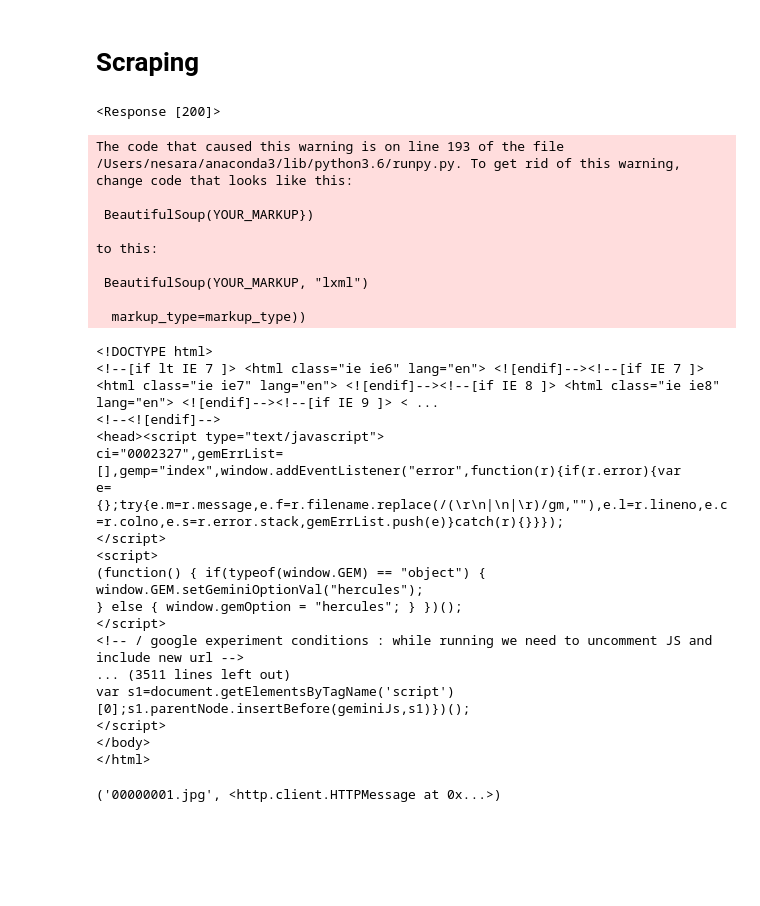
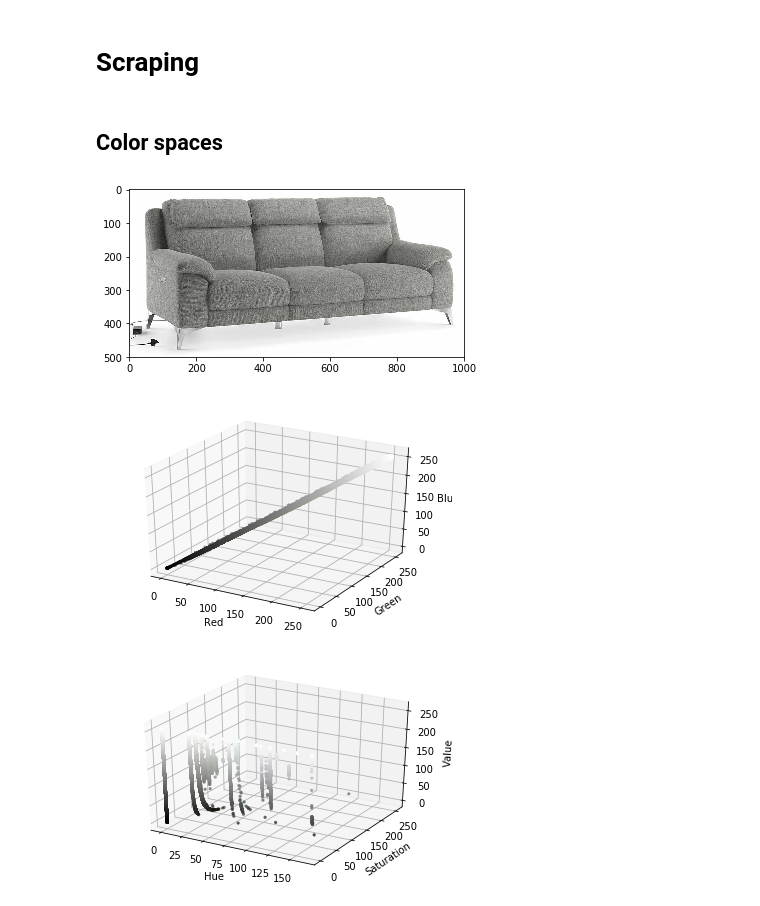
Before and after one commit to deepak-karkala/product-segmentation-ecommerce, a Jupyter notebook: notebooks/object_segmentation.ipynb, the cells around one changed output. Drawn from its saved outputs; the diff is of its cells as text; code cells hidden in the pictures; blank space fills up the shorter version.

```diff
--- a/notebooks/object_segmentation.ipynb
+++ b/notebooks/object_segmentation.ipynb
@@ -81,42 +88,3 @@ clothing_seg_id_names
 | 553 | /m/0hf58v5 | Luggage and bags |
 # %% [markdown]
 # Scraping
-# %%
-r = requests.get("https://www.urbanladder.com/leatherette-sofas?src=cat_2")
-r
-# %% [output]
-<Response [200]>
-# %%
-BeautifulSoup(r.content)
-# %% [output]
-The code that caused this warning is on line 193 of the file /Users/nesara/anaconda3/lib/python3.6/runpy.py. To get rid of this warning, change code that looks like this:
-
- BeautifulSoup(YOUR_MARKUP})
-
-to this:
-
- BeautifulSoup(YOUR_MARKUP, "lxml")
-
-  markup_type=markup_type))
-<!DOCTYPE html>
-<!--[if lt IE 7 ]> <html class="ie ie6" lang="en"> <![endif]--><!--[if IE 7 ]> <html class="ie ie7" lang="en"> <![endif]--><!--[if IE 8 ]> <html class="ie ie8" lang="en"> <![endif]--><!--[if IE 9 ]> < ...
-<!--<![endif]-->
-<head><script type="text/javascript">
-ci="0002327",gemErrList=[],gemp="index",window.addEventListener("error",function(r){if(r.error){var
-e={};try{e.m=r.message,e.f=r.filename.replace(/(\r\n|\n|\r)/gm,""),e.l=r.lineno,e.c=r.colno,e.s=r.error.stack,gemErrList.push(e)}catch(r){}}});
-</script>
-<script>
-(function() { if(typeof(window.GEM) == "object") { window.GEM.setGeminiOptionVal("hercules");
-} else { window.gemOption = "hercules"; } })();
-</script>
-<!-- / google experiment conditions : while running we need to uncomment JS and include new url -->
-... (3511 lines left out)
-var s1=document.getElementsByTagName('script')[0];s1.parentNode.insertBefore(geminiJs,s1)})();
-</script>
-</body>
-</html>
-# %%
-import urllib.request
-urllib.request.urlretrieve("https://www.ulcdn.net/images/products/97136/sofa_listing/Apollo_Infinite_FNSF53APBG3S000SAAAA.jpg?1469512644", "00000001.jpg")
-# %% [output]
-('00000001.jpg', <http.client.HTTPMessage at 0x...>)
@@ -122,0 +100,40 @@ urllib.request.urlretrieve("https://www.ulcdn.net/images/products/97136/sofa_lis
+# %% [markdown]
+## Color spaces
+# %%
+im = cv2.imread('../../vision/data/sofa3.jpg')
+im = cv2.cvtColor(im, cv2.COLOR_BGR2RGB)
+plt.imshow(im)
+plt.show()
+# %% [output]
+[figure, added]
+# %%
+# RGB color space
+r, g, b = cv2.split(im)
+fig = plt.figure()
+axis = fig.add_subplot(1, 1, 1, projection="3d")
+
+pixel_colors = im.reshape((np.shape(im)[0]*np.shape(im)[1], 3))
+norm = colors.Normalize(vmin=-1.,vmax=1.)
+norm.autoscale(pixel_colors)
+pixel_colors = norm(pixel_colors).tolist()
+
+axis.scatter(r.flatten(), g.flatten(), b.flatten(), facecolors=pixel_colors, marker=".")
+axis.set_xlabel("Red")
+axis.set_ylabel("Green")
+axis.set_zlabel("Blue")
+plt.show()
+# %% [output]
+[figure, added]
+# %%
+hsv_im = cv2.cvtColor(im, cv2.COLOR_RGB2HSV)
+h, s, v = cv2.split(hsv_im)
+fig = plt.figure()
+axis = fig.add_subplot(1, 1, 1, projection="3d")
+
+axis.scatter(h.flatten(), s.flatten(), v.flatten(), facecolors=pixel_colors, marker=".")
+axis.set_xlabel("Hue")
+axis.set_ylabel("Saturation")
+axis.set_zlabel("Value")
+plt.show()
+# %% [output]
+[figure, added]
```
Also changed, not shown: parts of 2 cells of this notebook.
